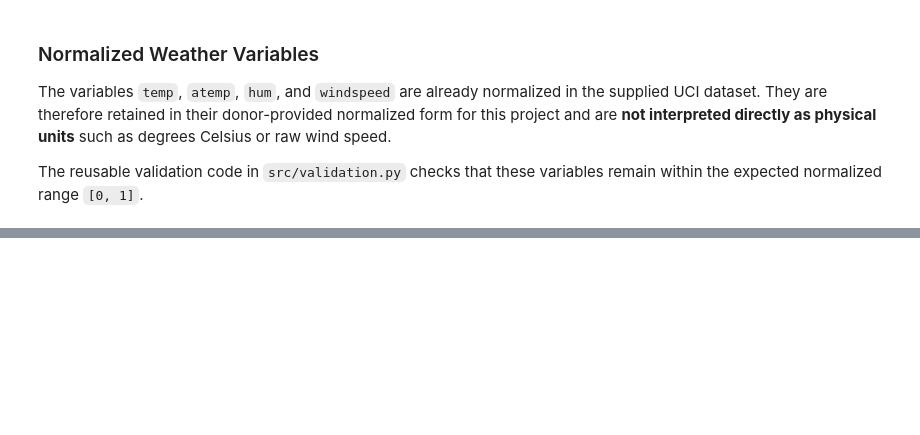
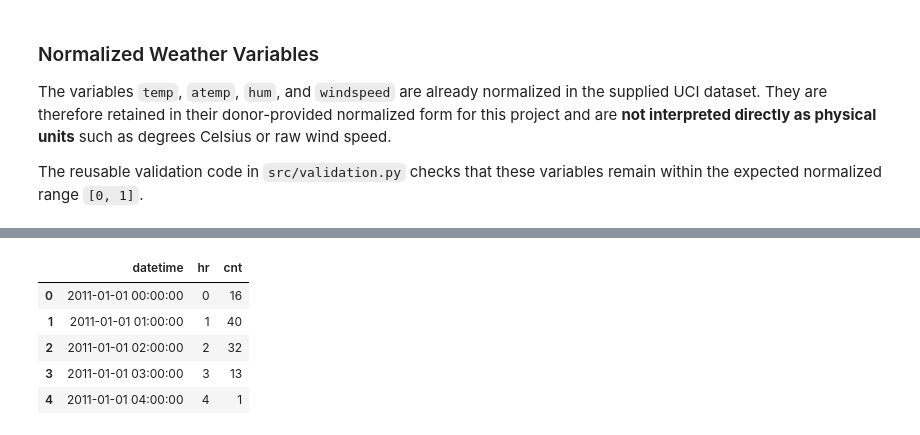
Before and after one commit to EKTA22698/aml-2026-p-01-g-8-Fold-Cross-Validators, a Jupyter notebook: notebooks/01-eda.ipynb, the cells around one changed output, grey strips where cells are left out. Cells and saved outputs as stored; diff of their text form; code cells hidden in the pictures; blank space fills up the shorter version.

Commit message:
Add chronological split and Linear Regression baseline

```diff
--- a/notebooks/01-eda.ipynb
+++ b/notebooks/01-eda.ipynb
@@ -316,0 +325,23 @@ The reusable validation code in `src/validation.py` checks that these variables
+# %%
+import pandas as pd
+import numpy as np
+
+# Work on a copy of the validated hourly dataset
+model_df = hour_df.copy()
+
+# Construct a timestamp from the date and hour columns
+model_df["datetime"] = (
+    pd.to_datetime(model_df["dteday"]) +
+    pd.to_timedelta(model_df["hr"], unit="h")
+)
+
+# Sort observations chronologically
+model_df = model_df.sort_values("datetime").reset_index(drop=True)
+
+# Display the dataset information
+print("Dataset shape:", model_df.shape)
+print("First timestamp:", model_df["datetime"].min())
+print("Last timestamp:", model_df["datetime"].max())
+
+model_df[["datetime", "hr", "cnt"]].head()
+# %% [output]
@@ -316,0 +351,6 @@ The reusable validation code in `src/validation.py` checks that these variables
+|  | datetime | hr | cnt |
+| 0 | 2011-01-01 00:00:00 | 0 | 16 |
+| 1 | 2011-01-01 01:00:00 | 1 | 40 |
+| 2 | 2011-01-01 02:00:00 | 2 | 32 |
+| 3 | 2011-01-01 03:00:00 | 3 | 13 |
+| 4 | 2011-01-01 04:00:00 | 4 | 1 |
```
Also changed, not shown: parts of 5 cells of this notebook.
